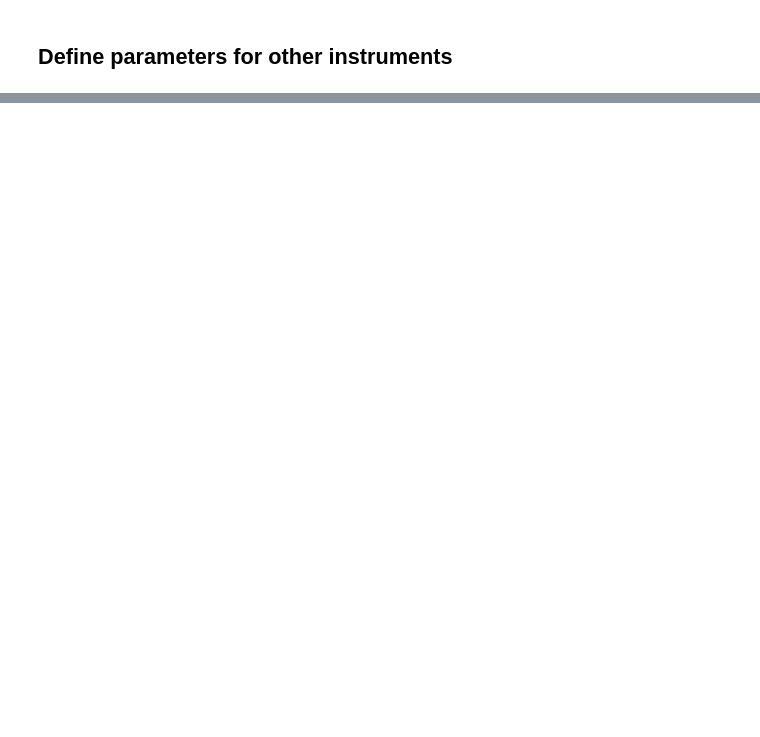
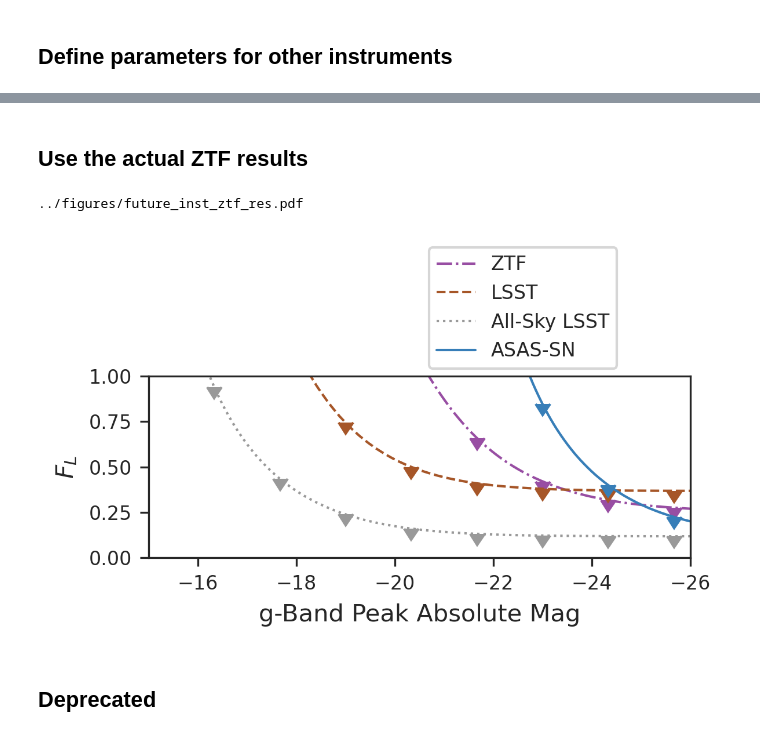
Before and after one commit to JannisNe/nu_stat_for_asassn_paper, a Jupyter notebook: limits_other_inst.ipynb, the cells around one changed output, grey strips where cells are left out. Saved outputs shown, nothing was run; the diff lists cells and outputs as text; code cells hidden in the pictures; blank space fills up the shorter version.

```diff
--- a/limits_other_inst.ipynb
+++ b/limits_other_inst.ipynb
@@ -55,7 +57,7 @@ colors = {
 }
 # %%
 nsteps = 1e4
-zrange, step = np.linspace(0.0, 500, int(nsteps + 1), retstep=True)
+zrange, step = np.linspace(0.0, 800, int(nsteps + 1), retstep=True)
 cdf_mpc = dict()
 zplot = 0.5*(zrange[1:] + zrange[:-1])
 dlum_plot = cosmo.luminosity_distance(zplot)
@@ -369,0 +323,71 @@ plt.show()
+# %% [markdown]
+## Use the actual ZTF results
+# %%
+evolution = "SFR"
+f = cdf_mpc[evolution]
+t = "14d"
+
+fig, ax = plt.subplots(
+    figsize=(base_width, base_height),
+    dpi=dpi,
+    sharey='all',
+    gridspec_kw={'wspace': 0}
+)
+
+for inst, d in uls.items():
+
+    # if inst == 'ASAS-SN':
+    #     compmag = asassn_comp_mag
+    #     color = asassn_color
+    #     ls = "-"
+    #     lw = 1.5
+    # else:
+    compmag = instruments[inst][1]
+    color = instruments[inst][2]
+    ls = instruments[inst][3]
+    lw = 1
+
+    if inst == 'ZTF':
+        dat = pd.read_csv(f"data/ztf_nu_{evolution.lower()}.csv", sep=";", decimal=",", names=["abs_mag", "f"])
+        poly_coeff = np.polyfit(dat.abs_mag, dat.f, 6)
+        max_f = np.poly1d(poly_coeff)
+    else:
+        def max_f(abs_mags):
+            res = d[t]/f(max_dl(abs_mags, compmag))
+            return res
+
+    abs_mag = np.linspace(-15, -27, 1000)
+    mag_scatter = np.linspace(abs_mag[0], abs_mag[-1], 10)[1:-1]
+    ax.plot(abs_mag, max_f(abs_mag), label=inst, color=color, ls=ls, lw=lw)
+    eb = ax.errorbar(
+        mag_scatter,
+        max_f(mag_scatter),
+        yerr=0.0,
+        uplims=True,
+        color=color,
+        linestyle="",
+        capsize=0,
+        mew=1
+    )
+
+ax.set_xlim((max(abs_mag), min(abs_mag)+1))
+ax.set_ylim((0, 1))
+ax.legend(
+    bbox_to_anchor = (0.5,0.99),
+    # bbox_transform = fig.transFigure,
+    # loc='upper center',
+    # ncol=4
+)
+ax.set_xlabel('g-Band Peak Absolute Mag')
+ax.set_ylabel('$F_{L}$')
+fig.tight_layout()
+fn = os.path.join(output_folder, "future_inst_ztf_res.pdf")
+print(fn)
+fig.savefig(fn)
+
+plt.show()
+# %% [output]
+../figures/future_inst_ztf_res.pdf
+[figure, added]
+# %% [markdown]
+## Deprecated
```
Also changed, not shown: parts of 20 cells of this notebook.
